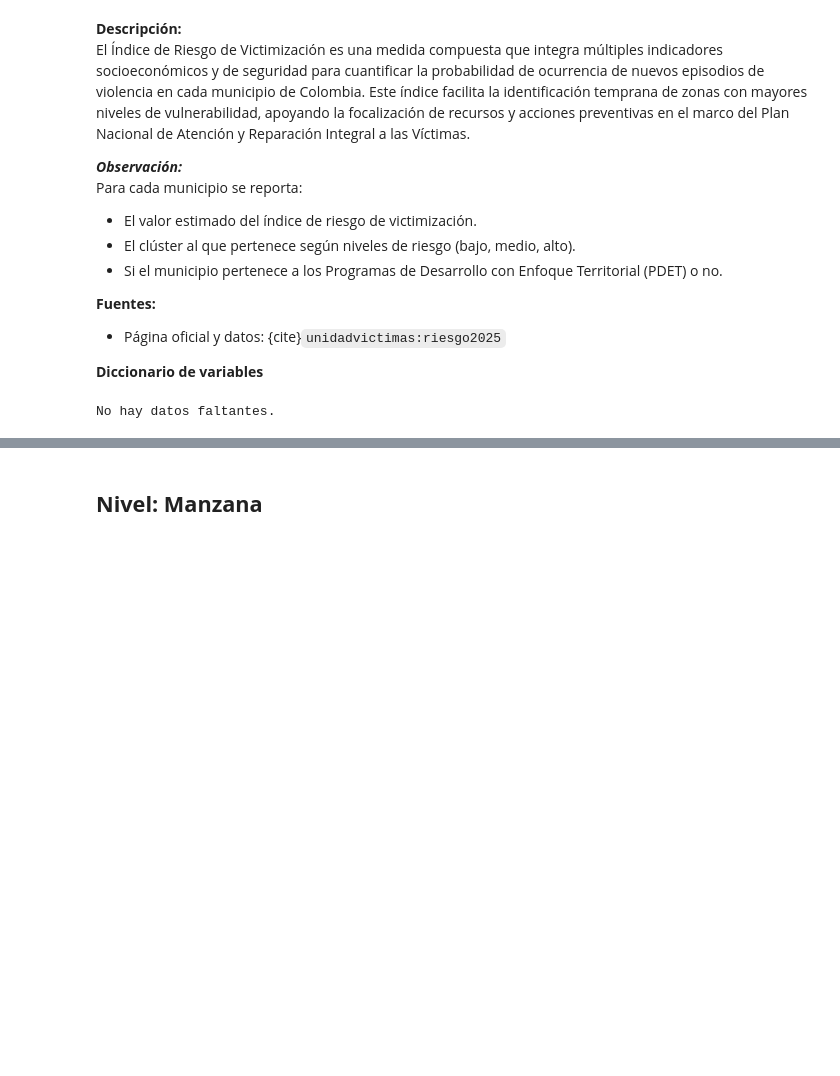
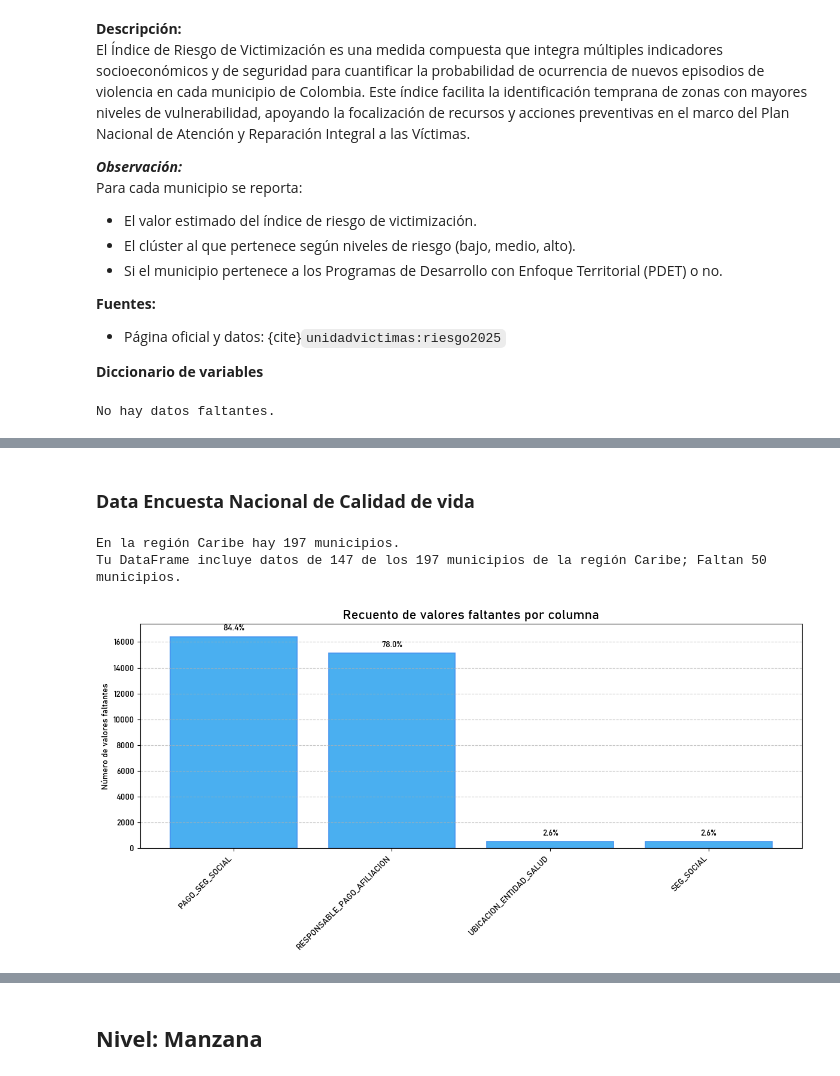
Before and after one commit to CIDEACC/datos_externos_convocatoria38, a Jupyter notebook: _sources/raw_to_processed.ipynb, the cells around one changed output, grey strips where cells are left out. Drawn from its saved outputs; the diff is of its cells as text; code cells hidden in the pictures; blank space fills up the shorter version.

```diff
--- a/_sources/raw_to_processed.ipynb
+++ b/_sources/raw_to_processed.ipynb
@@ -198,3 +202,20 @@ data_processed_riesgo_de_victimizacion.head()
 | 127 | 08 | 08137 | ATLANTICO | 0.083355 | Bajo | NO | NO APLICA | ... |
 | 128 | 08 | 08141 | ATLANTICO | 0.109280 | Bajo | NO | NO APLICA | ... |
 | 129 | 08 | 08296 | ATLANTICO | 0.116874 | Bajo | NO | NO APLICA | ... |
+# %% [markdown]
+### **Data Encuesta Nacional de Calidad de vida**
+# %%
+df_servicios_2023 = pd.read_csv("https://drive.google.com/uc?export=download&id=1E7ErWrsPAR48RlI8BPctjpIhvbkpYkH2", sep=';')
+df_salud_2023 = pd.read_csv("https://drive.google.com/uc?export=download&id=1DkzguaTEm0NauAIdB3mXGomU5AF3r-pP", sep=';')
+df_internet_2023 = pd.read_csv("https://drive.google.com/uc?export=download&id=1ZeKQD4eWcXlf4-O41K51qRd4NWnF1BJ2", sep=';')
+df_vivienda_2023 = pd.read_csv("https://drive.google.com/uc?export=download&id=1P8zk8hkaRDld9LVunssQ40bn5KbfxcHi", sep=';')
+df_hogar_2023 = pd.read_csv("https://drive.google.com/uc?export=download&id=1B7YBNLnYc4mzwHHGGvzzlG63-4QY6kvc", sep=';')
+# %%
+data_processed_ecv = data_cleaned_ecv(df_vivienda_2023, df_hogar_2023, df_servicios_2023, df_salud_2023, df_internet_2023)
+# %% [output]
+En la región Caribe hay 197 municipios.
+Tu DataFrame incluye datos de 147 de los 197 municipios de la región Caribe; Faltan 50 municipios.
+# %%
+analizar_columnas_faltantes(data_processed_ecv)
+# %% [output]
+[figure, added]
```
Also changed, not shown: parts of 23 cells of this notebook, 13 other files.
